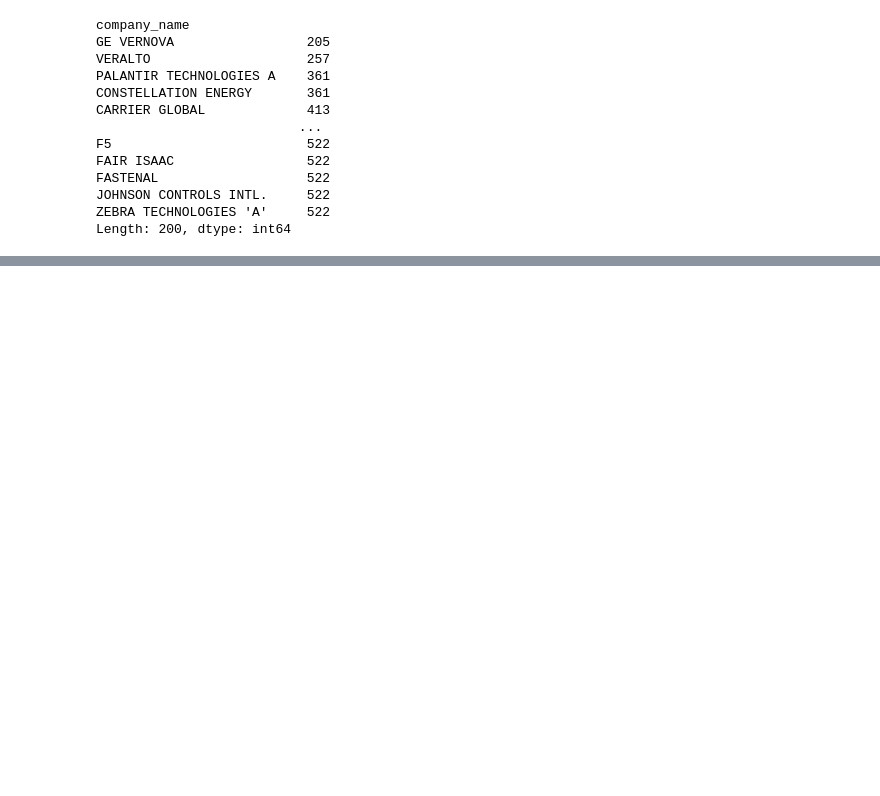
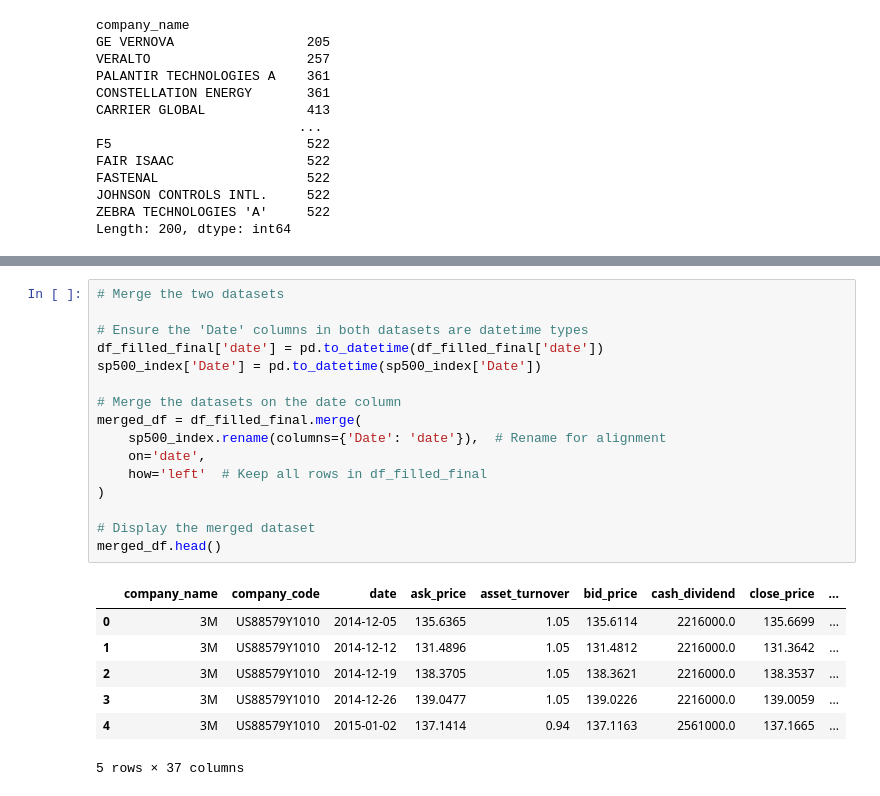
Before and after one commit to kaki1995/Project_Applying-AI-and-Large-Language-Models-in-Stock-Investment, a Jupyter notebook: Campus Challenge.ipynb, the cells around one changed output, grey strips where cells are left out. Saved outputs shown, nothing was run; the diff lists cells and outputs as text; blank space fills up the shorter version.

```diff
--- a/Campus Challenge.ipynb
+++ b/Campus Challenge.ipynb
@@ -397,0 +639,24 @@ df_long.groupby('company_name').size().sum() # Check the total obeservation numb
+# %%
+# Merge the two datasets
+
+# Ensure the 'Date' columns in both datasets are datetime types
+df_filled_final['date'] = pd.to_datetime(df_filled_final['date'])
+sp500_index['Date'] = pd.to_datetime(sp500_index['Date'])
+
+# Merge the datasets on the date column
+merged_df = df_filled_final.merge(
+    sp500_index.rename(columns={'Date': 'date'}),  # Rename for alignment
+    on='date',
+    how='left'  # Keep all rows in df_filled_final
+)
+
+# Display the merged dataset
+merged_df.head()
+# %% [output]
+|  | company_name | company_code | date | ask_price | asset_turnover | bid_price | cash_dividend | close_price | ... |
+| 0 | 3M | US88579Y1010 | 2014-12-05 | 135.6365 | 1.05 | 135.6114 | 2216000.0 | 135.6699 | ... |
+| 1 | 3M | US88579Y1010 | 2014-12-12 | 131.4896 | 1.05 | 131.4812 | 2216000.0 | 131.3642 | ... |
+| 2 | 3M | US88579Y1010 | 2014-12-19 | 138.3705 | 1.05 | 138.3621 | 2216000.0 | 138.3537 | ... |
+| 3 | 3M | US88579Y1010 | 2014-12-26 | 139.0477 | 1.05 | 139.0226 | 2216000.0 | 139.0059 | ... |
+| 4 | 3M | US88579Y1010 | 2015-01-02 | 137.1414 | 0.94 | 137.1163 | 2561000.0 | 137.1665 | ... |
+5 rows × 37 columns
```
Also changed, not shown: parts of 26 cells of this notebook, 1 other file.
